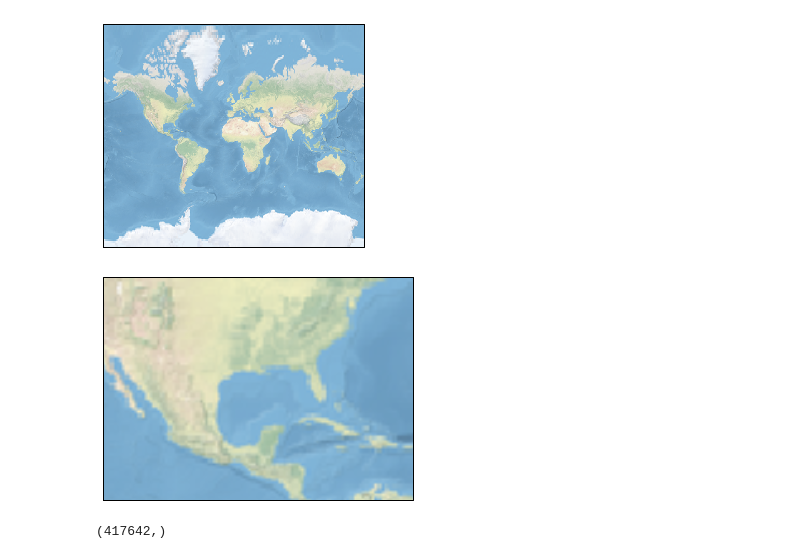
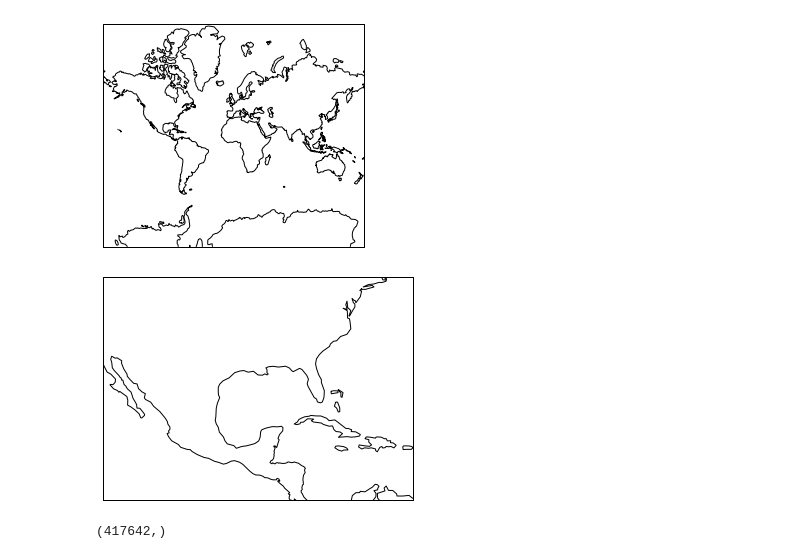
Before and after one commit to brandonmayer-zz/comt_testbed_notebooks, a Jupyter notebook: cartopy_coastlines.ipynb, the cells around one changed output. Saved outputs shown, nothing was run; the diff lists cells and outputs as text; code cells hidden in the pictures.

```diff
--- a/cartopy_coastlines.ipynb
+++ b/cartopy_coastlines.ipynb
@@ -10,10 +10,10 @@ import pyugrid
 from netCDF4 import Dataset
 # %%
 ax1 = plt.axes(projection=ccrs.Mercator())
-ax1.stock_img()
+ax1.coastlines()
 plt.show()
 # %% [output]
-[figure, old version]
+[figure, new version]
 # %%
 lonmin = -116.166686996
 latmin = 9.93907265811
@@ -21,11 +21,11 @@ lonmax = -65.5856323151
 latmax = 39.5485138771
 # %%
 ax2 = plt.axes(projection=ccrs.Mercator())
-ax2.stock_img()
+ax2.coastlines()
 ax2.set_extent([lonmin,lonmax,latmin,latmax])
 plt.show()
 # %% [output]
-[figure, old version]
+[figure, new version]
 # %%
 url="http://comt.sura.org/thredds/dodsC/data/comt_1_archive/inundation_tropical/UND_ADCIRC/Hurricane_Ike_2D_final_run_with_waves"
 # %%
```
Also changed, not shown: parts of 2 cells of this notebook.
